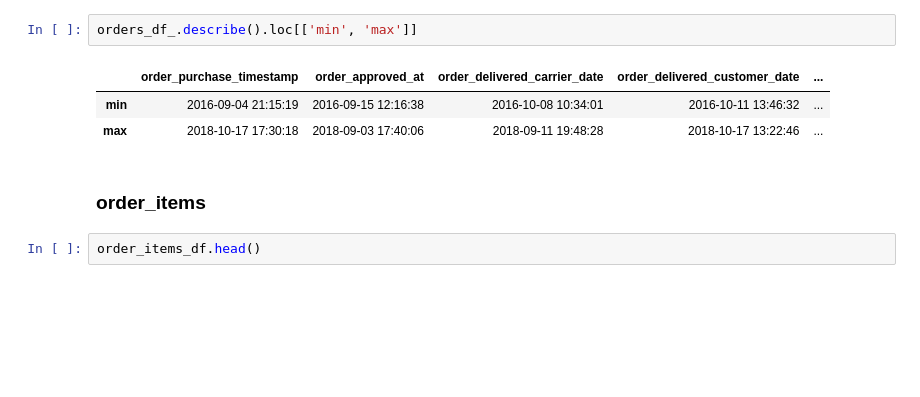
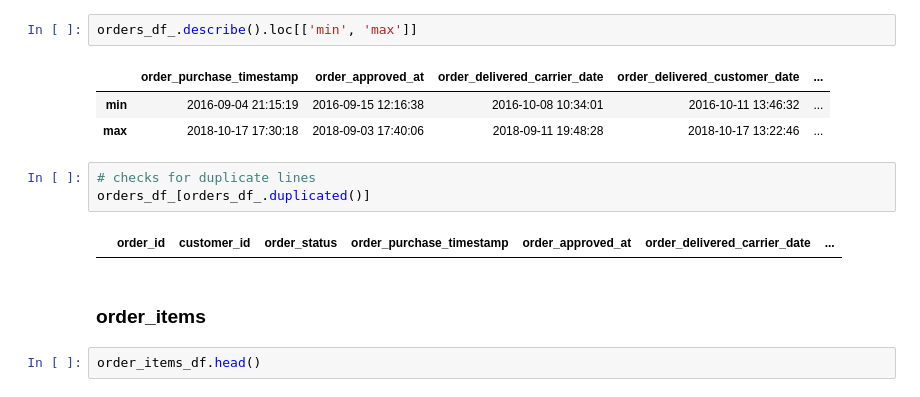
Before and after one commit to pathilink/triggo-ai_case, a Jupyter notebook: notebook/triggo_ai_prep.ipynb, the cells around one changed output. Drawn from its saved outputs; the diff is of its cells as text; blank space fills up the shorter version.

```diff
--- a/notebook/triggo_ai_prep.ipynb
+++ b/notebook/triggo_ai_prep.ipynb
@@ -151,6 +164,11 @@ orders_df_.describe().loc[['min', 'max']]
 |  | order_purchase_timestamp | order_approved_at | order_delivered_carrier_date | order_delivered_customer_date | ... |
 | min | 2016-09-04 21:15:19 | 2016-09-15 12:16:38 | 2016-10-08 10:34:01 | 2016-10-11 13:46:32 | ... |
 | max | 2018-10-17 17:30:18 | 2018-09-03 17:40:06 | 2018-09-11 19:48:28 | 2018-10-17 13:22:46 | ... |
+# %%
+# checks for duplicate lines
+orders_df_[orders_df_.duplicated()]
+# %% [output]
+|  | order_id | customer_id | order_status | order_purchase_timestamp | order_approved_at | order_delivered_carrier_date | ... |
 # %% [markdown]
 ### order_items
 # %%
```
Also changed, not shown: parts of 28 cells of this notebook.
